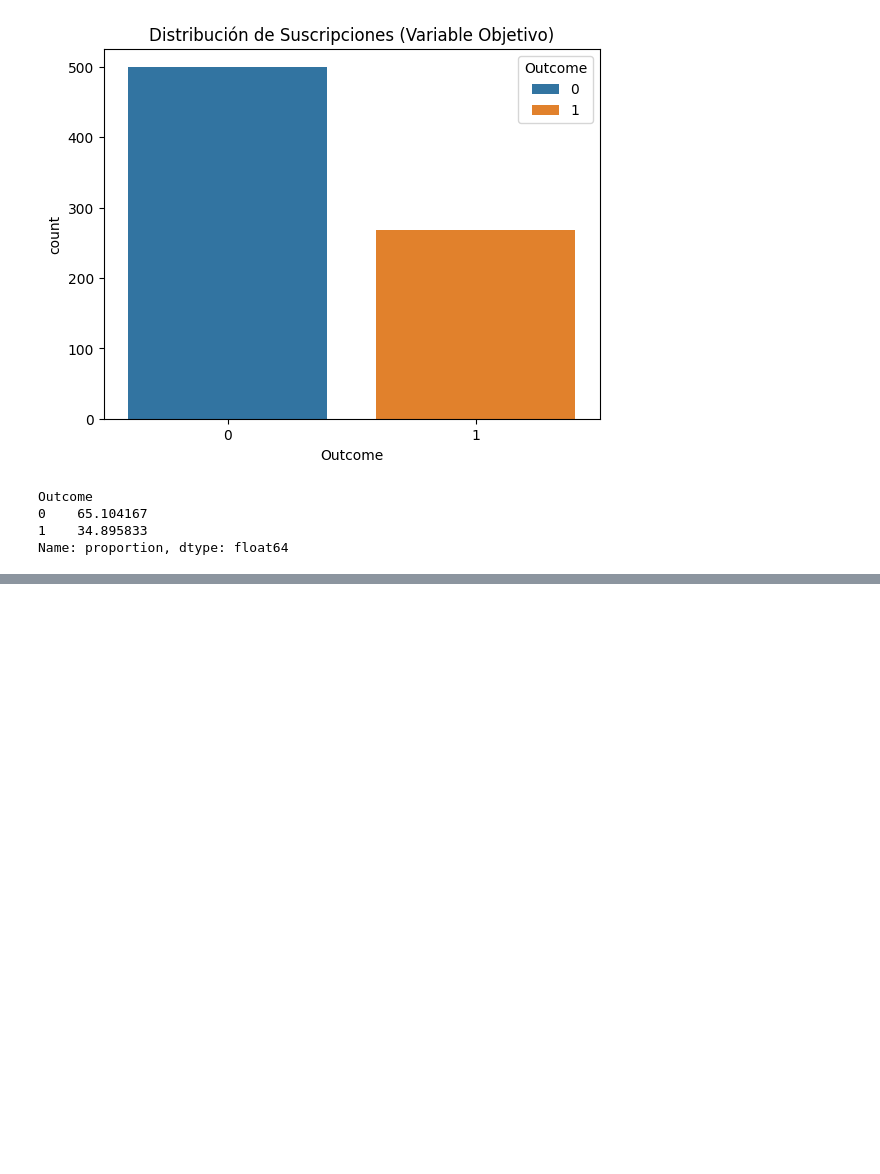
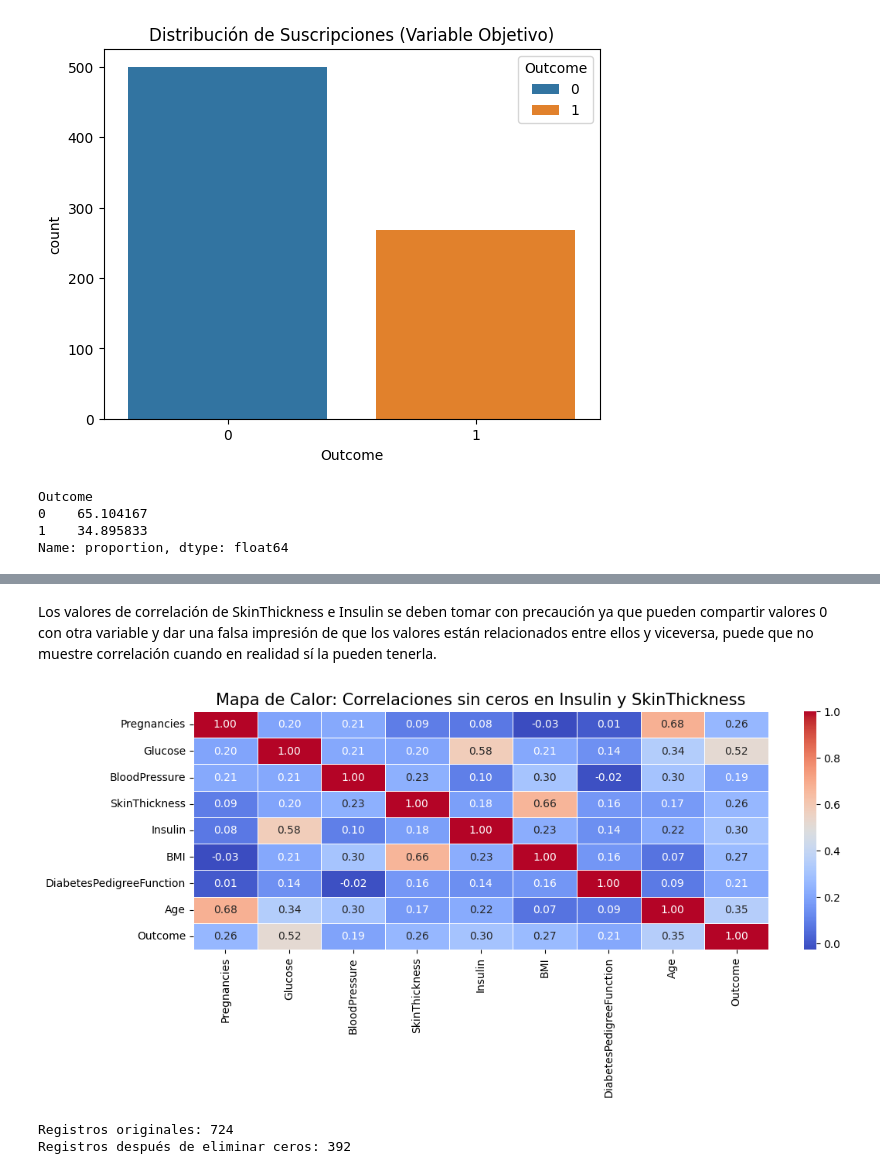
Before and after one commit to 4GeeksAcademy/IgnacioSabinoG-IntroML, a Jupyter notebook: src/04-eda-diabetes.ipynb, the cells around one changed output, grey strips where cells are left out. Saved outputs shown, nothing was run; the diff lists cells and outputs as text; code cells hidden in the pictures; blank space fills up the shorter version.

```diff
--- a/src/04-eda-diabetes.ipynb
+++ b/src/04-eda-diabetes.ipynb
@@ -92,0 +231,29 @@ Name: proportion, dtype: float64
+# %% [markdown]
+Los valores de correlación de SkinThickness e Insulin se deben tomar con precaución ya que pueden compartir valores 0 con otra variable y dar una falsa impresión de que los valores están relacionados entre ellos y viceversa, puede que no muestre correlación cuando en realidad sí la pueden tenerla.
+# %%
+# 1. Creamos una copia filtrada eliminando los ceros de Insulin y SkinThickness
+df_filtrado = df[(df['Insulin'] > 0) & (df['SkinThickness'] > 0)].copy()
+
+# 2. Calculamos la matriz de correlación del nuevo set de datos
+corr_filtrado = df_filtrado.corr()
+
+# 3. Graficamos el Heatmap
+plt.figure(figsize=(12, 4))
+sns.heatmap(
+    corr_filtrado,
+    annot=True,      # Muestra los números de correlación
+    cmap='coolwarm', # Rojo positivo, azul negativo
+    fmt=".2f",       # Dos decimales
+    linewidths=0.5
+)
+
+plt.title('Mapa de Calor: Correlaciones sin ceros en Insulin y SkinThickness', fontsize=15)
+plt.show()
+
+# 4. Verificamos cuántos datos nos quedaron tras el recorte
+print(f"Registros originales: {len(df)}")
+print(f"Registros después de eliminar ceros: {len(df_filtrado)}")
+# %% [output]
+[figure, added]
+Registros originales: 724
+Registros después de eliminar ceros: 392
```
Also changed, not shown: parts of 21 cells of this notebook, 1 other file.
